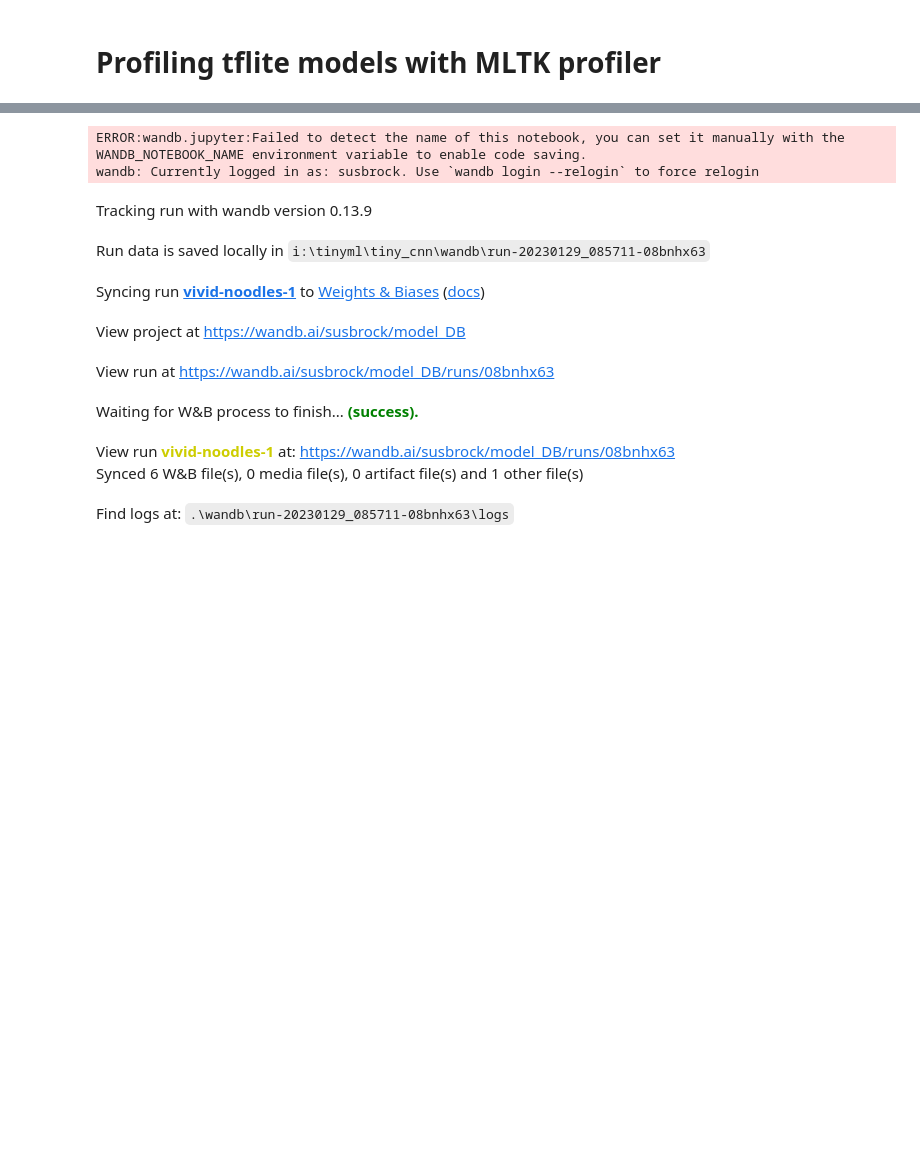
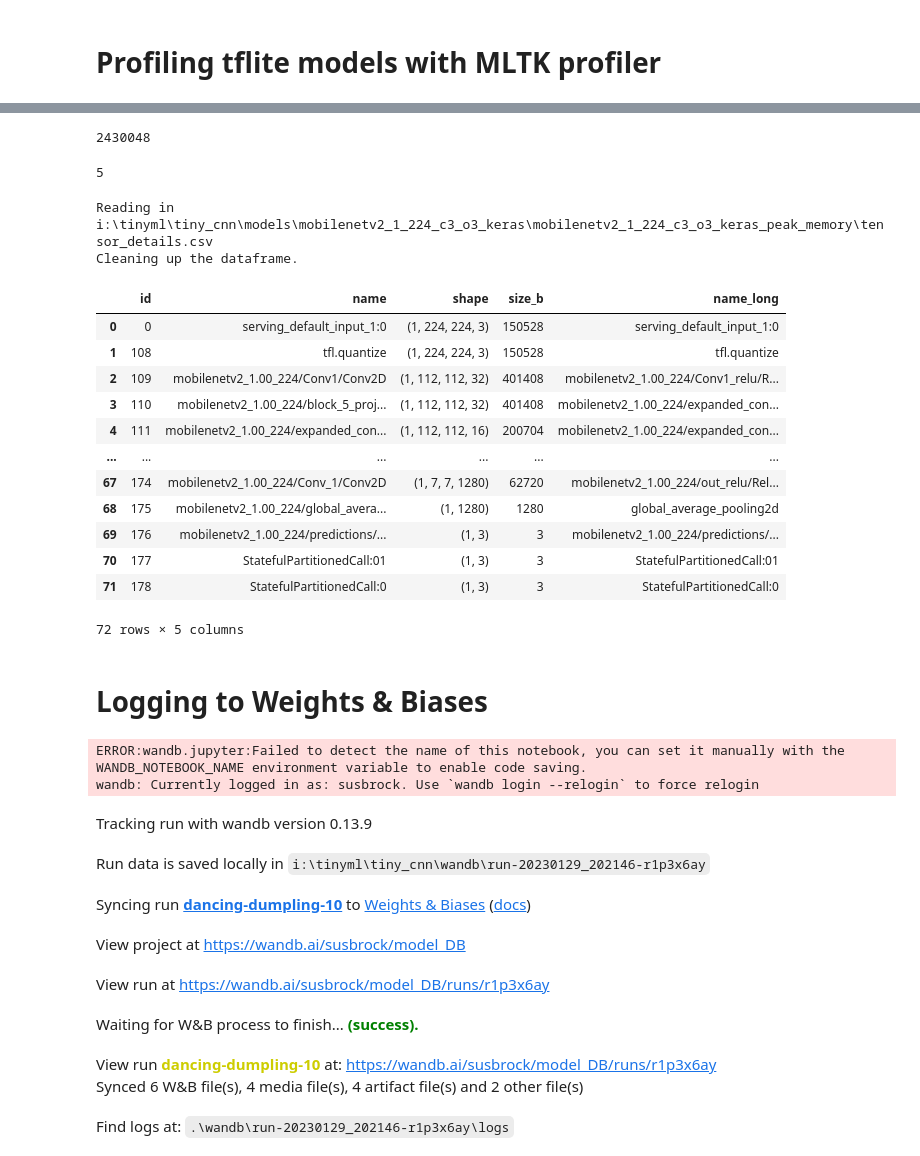
Before and after one commit to subrockmann/tiny_cnn, a Jupyter notebook: Model Analyzer.ipynb, the cells around one changed output, grey strips where cells are left out. Drawn from its saved outputs; the diff is of its cells as text; code cells hidden in the pictures; blank space fills up the shorter version.

```diff
--- a/Model Analyzer.ipynb
+++ b/Model Analyzer.ipynb
@@ -294,0 +335,3 @@ layers_INT8_df.to_pickle(layers_df_INT8_path)
+# %%
+model_peak_memory_schedule = models_dir.joinpath(model_name, f"{model_name}_peak_memory", "execution_schedule_info.csv")
+peak_memory_tensor_details = models_dir.joinpath(model_name, f"{model_name}_peak_memory", "tensor_details.csv")
@@ -294,0 +355,5 @@ layers_INT8_df.to_pickle(layers_df_INT8_path)
+# %%
+peak_memory = peak_memory_df["RAM_b"].max()
+peak_memory
+# %% [output]
+2430048
@@ -295,3 +362,28 @@ layers_INT8_df.to_pickle(layers_df_INT8_path)
+# %%
+peak_memory_df["RAM_b"].argmax()
+# %% [output]
+5
+# %%
+tensor_df = get_tensor_details_df(peak_memory_tensor_details)
+tensor_df
+# %% [output]
+Reading in i:\tinyml\tiny_cnn\models\mobilenetv2_1_224_c3_o3_keras\mobilenetv2_1_224_c3_o3_keras_peak_memory\tensor_details.csv
+Cleaning up the dataframe.
+|  | id | name | shape | size_b | name_long |
+| 0 | 0 | serving_default_input_1:0 | (1, 224, 224, 3) | 150528 | serving_default_input_1:0 |
+| 1 | 108 | tfl.quantize | (1, 224, 224, 3) | 150528 | tfl.quantize |
+| 2 | 109 | mobilenetv2_1.00_224/Conv1/Conv2D | (1, 112, 112, 32) | 401408 | mobilenetv2_1.00_224/Conv1_relu/R... |
+| 3 | 110 | mobilenetv2_1.00_224/block_5_proj... | (1, 112, 112, 32) | 401408 | mobilenetv2_1.00_224/expanded_con... |
+| 4 | 111 | mobilenetv2_1.00_224/expanded_con... | (1, 112, 112, 16) | 200704 | mobilenetv2_1.00_224/expanded_con... |
+| ... | ... | ... | ... | ... | ... |
+| 67 | 174 | mobilenetv2_1.00_224/Conv_1/Conv2D | (1, 7, 7, 1280) | 62720 | mobilenetv2_1.00_224/out_relu/Rel... |
+| 68 | 175 | mobilenetv2_1.00_224/global_avera... | (1, 1280) | 1280 | global_average_pooling2d |
+| 69 | 176 | mobilenetv2_1.00_224/predictions/... | (1, 3) | 3 | mobilenetv2_1.00_224/predictions/... |
+| 70 | 177 | StatefulPartitionedCall:01 | (1, 3) | 3 | StatefulPartitionedCall:01 |
+| 71 | 178 | StatefulPartitionedCall:0 | (1, 3) | 3 | StatefulPartitionedCall:0 |
+72 rows × 5 columns
+# %% [markdown]
+# Logging to Weights & Biases
 # %%
 api = wandb.Api()
 
@@ -307,16 +399,32 @@ config = wandb.config
 config.id = run_id
 config.update(mltk_model_stats)
 
+
+layers_df_wandb = wandb.Table(dataframe=layers_df)
+wandb.log({"tflite_layers_mltk" : layers_df_wandb})
+layers_INT8_df_wandb = wandb.Table(dataframe=layers_INT8_df)
+wandb.log({"tflite_INt8_layers_mltk" : layers_INT8_df_wandb})
+
+peak_memory_df_wandb = wandb.Table(dataframe=peak_memory_df)
+wandb.log({"peak_memory" : peak_memory_df_wandb})
+
+tensor_df_wandb = wandb.Table(dataframe=tensor_df)
+wandb.log({"tensor_info" : tensor_df_wandb})
+
+
+
+wandb.log({"tflite_INt8_layers_plt" : wandb.plot.bar(layers_INT8_df_wandb, "index", "macs", title=model_name)})
+
 wandb.finish()
 # %% [output]
 ERROR:wandb.jupyter:Failed to detect the name of this notebook, you can set it manually with the WANDB_NOTEBOOK_NAME environment variable to enable code saving.
 wandb: Currently logged in as: susbrock. Use `wandb login --relogin` to force relogin
 Tracking run with wandb version 0.13.9
-Run data is saved locally in i:\tinyml\tiny_cnn\wandb\run-20230129_085711-08bnhx63
+Run data is saved locally in i:\tinyml\tiny_cnn\wandb\run-20230129_202146-r1p3x6ay
-Syncing run vivid-noodles-1 to Weights & Biases (docs)
+Syncing run dancing-dumpling-10 to Weights & Biases (docs)
 View project at https://wandb.ai/susbrock/model_DB
-View run at https://wandb.ai/susbrock/model_DB/runs/08bnhx63
+View run at https://wandb.ai/susbrock/model_DB/runs/r1p3x6ay
 Waiting for W&B process to finish... (success).
-View run vivid-noodles-1 at: https://wandb.ai/susbrock/model_DB/runs/08bnhx63
-Synced 6 W&B file(s), 0 media file(s), 0 artifact file(s) and 1 other file(s)
+View run dancing-dumpling-10 at: https://wandb.ai/susbrock/model_DB/runs/r1p3x6ay
+Synced 6 W&B file(s), 4 media file(s), 4 artifact file(s) and 2 other file(s)
-Find logs at: .\wandb\run-20230129_085711-08bnhx63\logs
+Find logs at: .\wandb\run-20230129_202146-r1p3x6ay\logs
```
Also changed, not shown: parts of 26 cells of this notebook.
